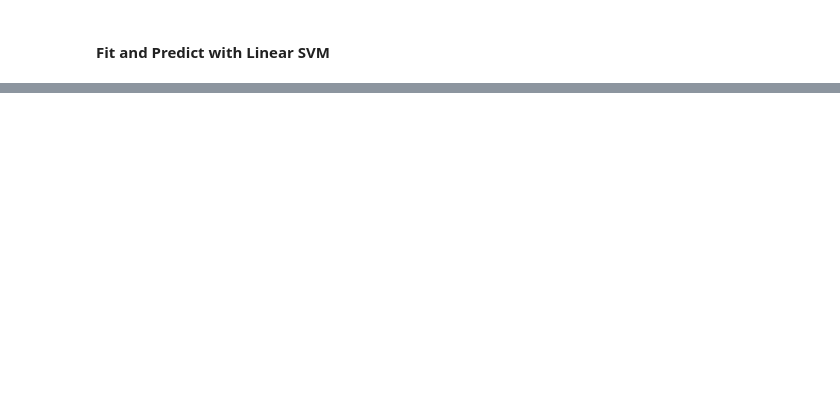
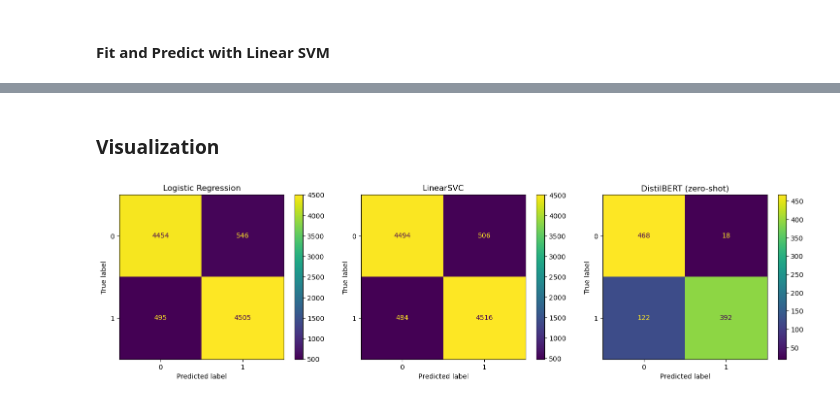
Before and after one commit to DerekHickey6/ml-mini-projects, a Jupyter notebook: sentiment-analysis/notebooks/sentiment_analysis.ipynb, the cells around one changed output, grey strips where cells are left out. Cells and saved outputs as stored; diff of their text form; code cells hidden in the pictures; blank space fills up the shorter version.

Commit message:
train DistilBERT on data, predict, and visualize/compare all models

```diff
--- a/sentiment-analysis/notebooks/sentiment_analysis.ipynb
+++ b/sentiment-analysis/notebooks/sentiment_analysis.ipynb
@@ -132,8 +132,8 @@ from sklearn.svm import LinearSVC
 svc = LinearSVC()
 svc.fit(X_train_tfidf, y_train)
 
-y_pred = svc.predict(X_test_tfidf)
-print(classification_report(y_test, y_pred))
+y_pred_SVC = svc.predict(X_test_tfidf)
+print(classification_report(y_test, y_pred_SVC))
 # %% [output]
               precision    recall  f1-score   support
 
@@ -145,0 +148,4 @@ weighted avg       0.90      0.90      0.90     10000
+# %%
+from transformers import pipeline
+import torch
+classifier = pipeline("sentiment-analysis", truncation=True)
@@ -145,0 +155,3 @@ weighted avg       0.90      0.90      0.90     10000
+# %%
+output = classifier(X_test[:1000].tolist())
+output
@@ -145,0 +178,2 @@ weighted avg       0.90      0.90      0.90     10000
+# %%
+labels = [1 if x['label'] == 'POSITIVE' else 0 for x in output]
@@ -145,0 +209,21 @@ weighted avg       0.90      0.90      0.90     10000
+# %% [markdown]
+### Visualization
+# %%
+from sklearn.metrics import confusion_matrix, ConfusionMatrixDisplay
+
+fig, axes = plt.subplots(1, 3, figsize=(15, 4))
+
+ConfusionMatrixDisplay(confusion_matrix(y_test, y_pred_lr)).plot(ax=axes[0])
+axes[0].set_title('Logistic Regression')
+
+ConfusionMatrixDisplay(confusion_matrix(y_test, y_pred_SVC)).plot(ax=axes[1])
+axes[1].set_title('LinearSVC')
+
+ConfusionMatrixDisplay(confusion_matrix(y_test[:1000], labels)).plot(ax=axes[2])
+axes[2].set_title('DistilBERT (zero-shot)')
+
+plt.tight_layout()
+plt.savefig('../visuals/confusion_matrices.png')
+plt.show()
+# %% [output]
+[figure, added]
```
Also changed, not shown: parts of 9 cells of this notebook, 2 other files.
